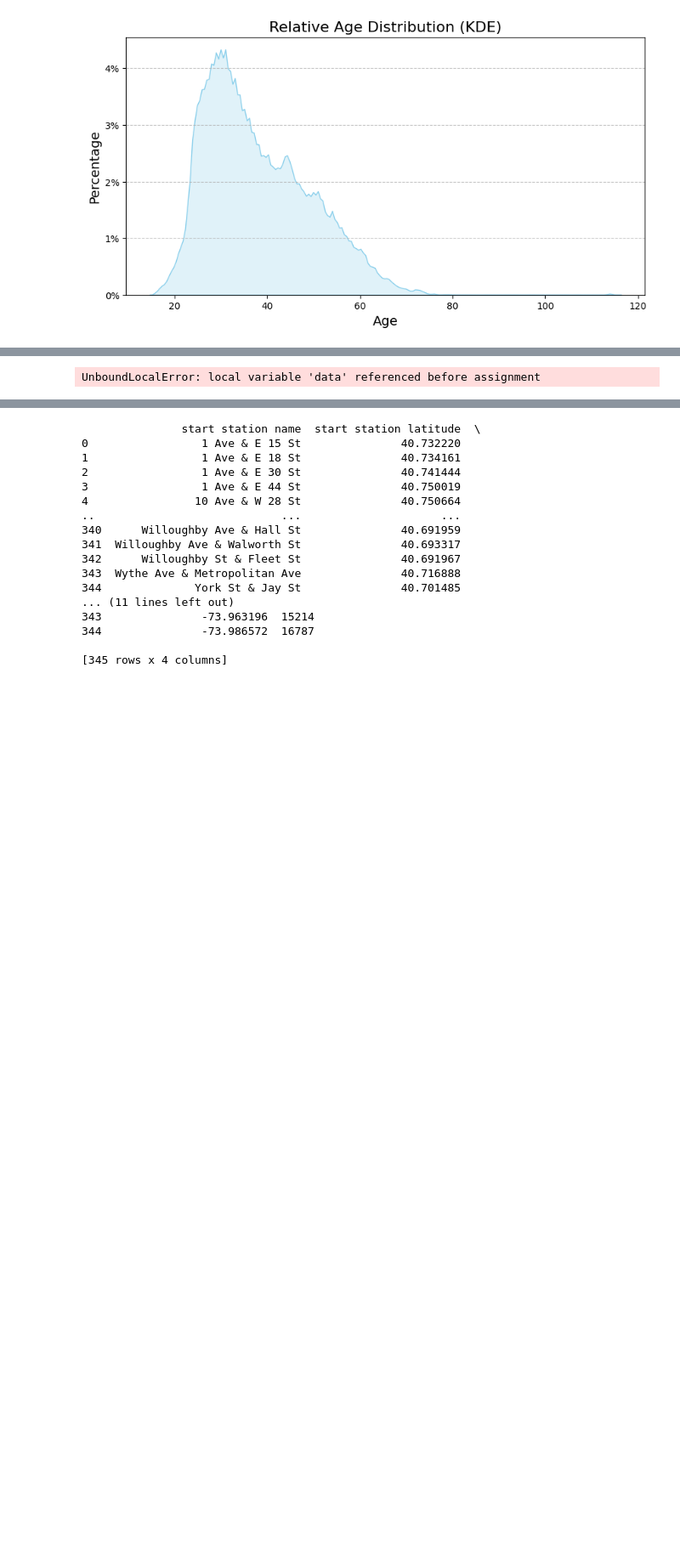
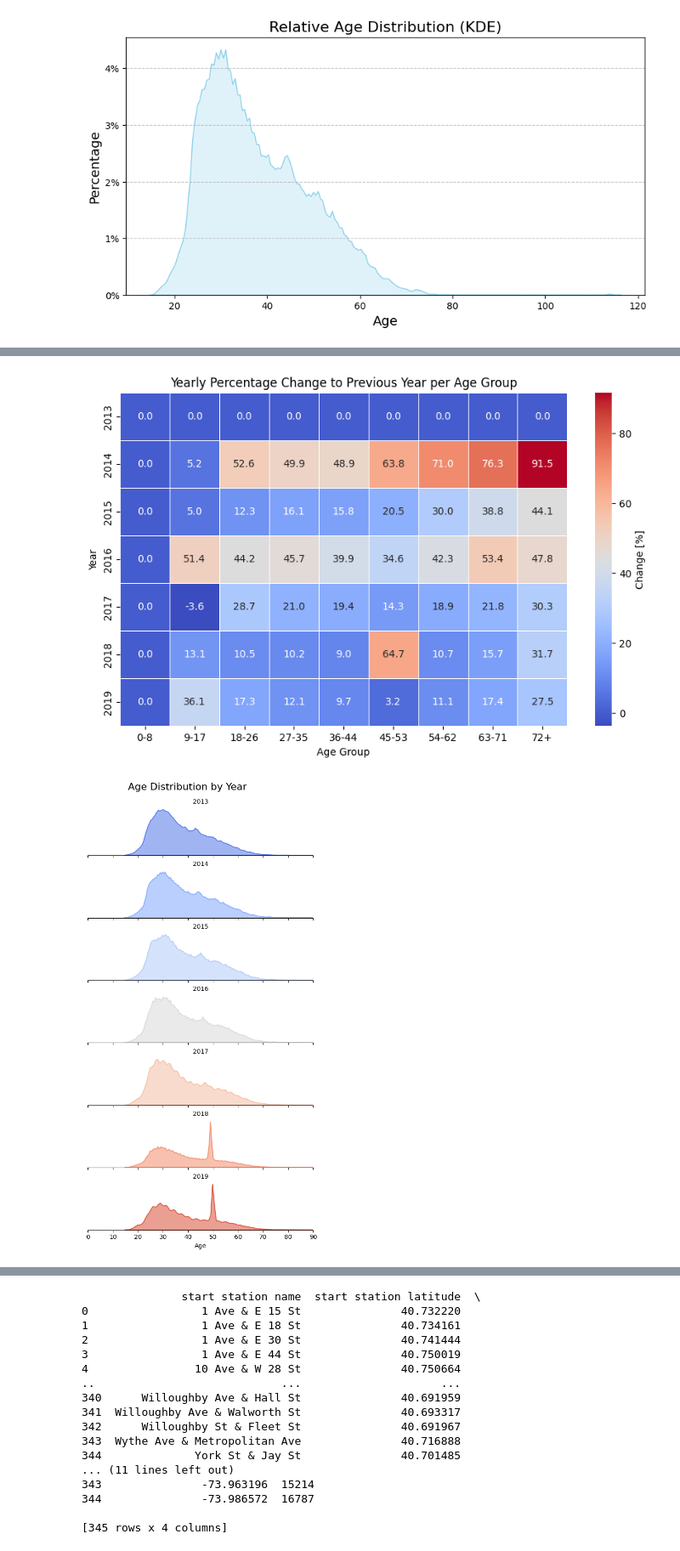
Before and after one commit to joris-de/coding-challenge-AXA, a Jupyter notebook: notebooks/Analysis.ipynb, the cells around one changed output, grey strips where cells are left out. Shown at 85% size. Cells and saved outputs as stored; diff of their text form; code cells hidden in the pictures; blank space fills up the shorter version.

Commit message:
Added code to compare motorist and cyclist accident statistics. Added code to analyse customer age evolution from 2013 to 2019.

```diff
--- a/notebooks/Analysis.ipynb
+++ b/notebooks/Analysis.ipynb
@@ -1159,12 +1272,13 @@ plot_age_distribution_kde('2014', data_2014)
 [figure]
 # %%
 def plot_age_evolution(start_year, end_year):
-    age_groups = [0, 8, 17, 26, 35, 44, 53, 62, 100]  # 100+ to include all possible ages
-    age_group_labels = ['0-8', '9-17', '18-26', '27-35', '36-44', '45-53', '54-62', '63+']
+    age_groups = [0, 8, 17, 26, 35, 44, 53, 62, 71, 100]  # 100+ to include all possible ages
+    age_group_labels = ['0-8', '9-17', '18-26', '27-35', '36-44', '45-53', '54-62','63-71', '72+']
     results = []
+    year_kde_data = []
     years = [year for year in range(start_year, end_year + 1)]
     for year in years:
-        year_df = load_data('tripdata', str(year))
+        year_df = load_data('tripdata', year)
         year_df = year_df[['birth year']]
         year_df['age'] = year - year_df['birth year']
         year_df['age_group'] = pd.cut(year_df['age'], bins=age_groups, labels=age_group_labels, right=False)
@@ -1172,19 +1286,41 @@ def plot_age_evolution(start_year, end_year):
         age_group_counts = age_group_counts.reindex(age_group_labels)
         print(age_group_counts)
         results.append(age_group_counts)
+        year_df['year'] = year
+        year_kde_data.append(year_df[['age', 'year']])
 
     heatmap_data = pd.DataFrame(results, index=years).fillna(0)
     heatmap_change = heatmap_data.pct_change().fillna(0) * 100  # Percent change to the previous year
 
+    year_kde_data = pd.concat(year_kde_data, ignore_index=True)
+
     # Plot the heatmap
     plt.figure(figsize=(10, 6))
-    sns.heatmap(heatmap_change, annot=True, fmt=".1f", cmap="coolwarm", cbar_kws={'label': '% Change'}, linewidths=0.5)
-    plt.title('Yearly Percentage Change in Age Group Distribution')
+    heatmap = sns.heatmap(heatmap_change, annot=True, fmt=".1f", cmap="coolwarm", cbar_kws={'label': 'Change [%]'}, linewidths=0.5)
+    plt.title('Yearly Percentage Change to Previous Year per Age Group')
     plt.xlabel('Age Group')
     plt.ylabel('Year')
+    fig = heatmap.get_figure()
+    fig.savefig(f"../plots/age_evolution/heatmap_{start_year}_to_{end_year}.png")
     plt.show()
+
+    # Plot the ridge line plot
+    g = sns.FacetGrid(year_kde_data, row="year", hue="year", aspect=4, height=1.5, palette="coolwarm", sharey=False)
+    g.map(sns.kdeplot, "age", fill=True, alpha=0.6, linewidth=1.5)
+
+    g.set_titles("{row_name}")
+    g.set(yticks=[], ylabel="", xlabel="Age")
+    g.set(xlim=(0, 90))
+
+    g.despine(left=True)
+    g.fig.subplots_adjust(hspace=0.3)
+    g.fig.suptitle('Age Distribution by Year', fontsize=16, y=1.02)
+
+    # Save and show the plot
+    g.savefig(f"../plots/age_evolution/ridge_plot_{start_year}_to_{end_year}.png")
+    plt.show()
 # %%
-plot_age_evolution(2013, 2017)
+plot_age_evolution(2013, 2019)
 # %% [output]
 Trying to load file from disk.
 Processing 2013 January
@@ -1206 +1342,2 @@ Processing 2016 October
-UnboundLocalError: local variable 'data' referenced before assignment
+[figure, added]
+[figure, added]
```
Also changed, not shown: parts of 18 cells of this notebook, 2 other files.
